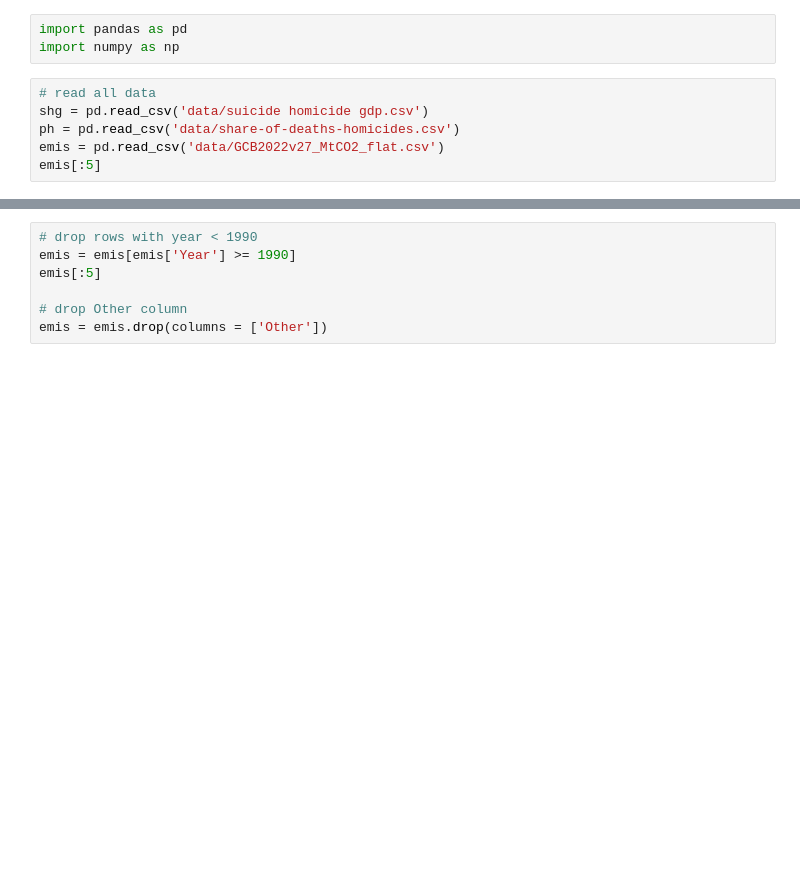
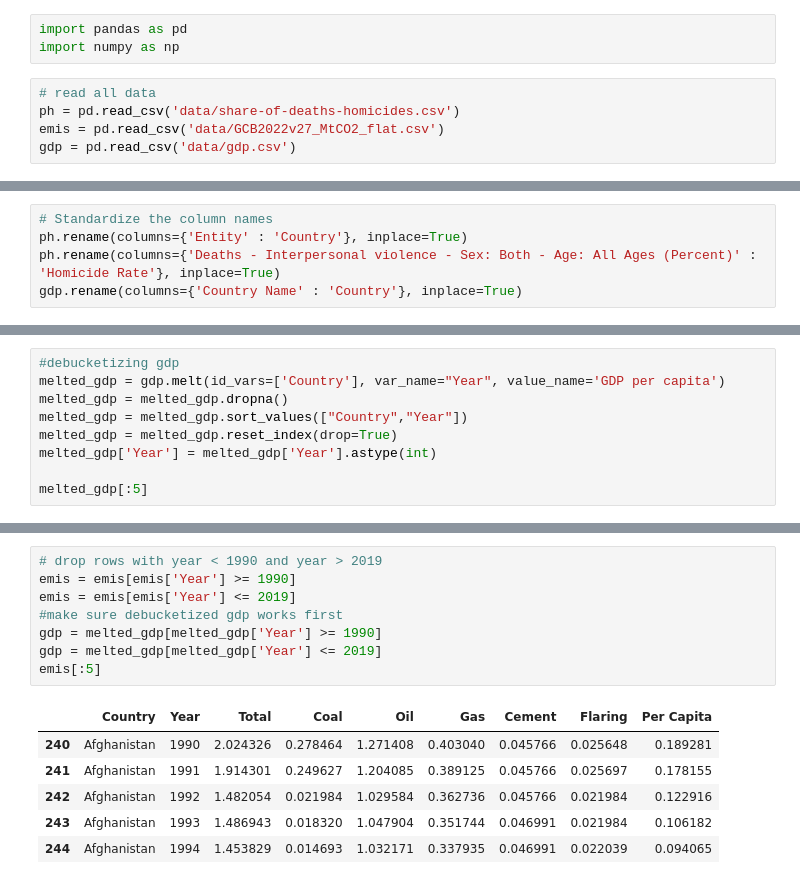
Before and after one commit to caxky/CSI4142-Project, a Jupyter notebook: main.ipynb, the cells around one changed output, grey strips where cells are left out. Drawn from its saved outputs; the diff is of its cells as text; blank space fills up the shorter version.

```diff
--- a/main.ipynb
+++ b/main.ipynb
@@ -18,7 +19,6 @@ import pandas as pd
 import numpy as np
 # %%
 # read all data
-shg = pd.read_csv('data/suicide homicide gdp.csv')
 ph = pd.read_csv('data/share-of-deaths-homicides.csv')
 emis = pd.read_csv('data/GCB2022v27_MtCO2_flat.csv')
-emis[:5]
+gdp = pd.read_csv('data/gdp.csv')
@@ -39,0 +25,5 @@ dtype: int64
+# %%
+# Standardize the column names
+ph.rename(columns={'Entity' : 'Country'}, inplace=True)
+ph.rename(columns={'Deaths - Interpersonal violence - Sex: Both - Age: All Ages (Percent)' : 'Homicide Rate'}, inplace=True)
+gdp.rename(columns={'Country Name' : 'Country'}, inplace=True)
@@ -39,0 +36,9 @@ dtype: int64
+# %%
+#debucketizing gdp
+melted_gdp = gdp.melt(id_vars=['Country'], var_name="Year", value_name='GDP per capita')
+melted_gdp = melted_gdp.dropna()
+melted_gdp = melted_gdp.sort_values(["Country","Year"])
+melted_gdp = melted_gdp.reset_index(drop=True)
+melted_gdp['Year'] = melted_gdp['Year'].astype(int)
+
+melted_gdp[:5]
@@ -40,10 +52,18 @@ dtype: int64
 # %%
-# drop rows with year < 1990
+# drop rows with year < 1990 and year > 2019
 emis = emis[emis['Year'] >= 1990]
+emis = emis[emis['Year'] <= 2019]
+#make sure debucketized gdp works first
+gdp = melted_gdp[melted_gdp['Year'] >= 1990]
+gdp = melted_gdp[melted_gdp['Year'] <= 2019]
 emis[:5]
-
-# drop Other column
-emis = emis.drop(columns = ['Other'])
+# %% [output]
+|  | Country | Year | Total | Coal | Oil | Gas | Cement | Flaring | Per Capita |
+| 240 | Afghanistan | 1990 | 2.024326 | 0.278464 | 1.271408 | 0.403040 | 0.045766 | 0.025648 | 0.189281 |
+| 241 | Afghanistan | 1991 | 1.914301 | 0.249627 | 1.204085 | 0.389125 | 0.045766 | 0.025697 | 0.178155 |
+| 242 | Afghanistan | 1992 | 1.482054 | 0.021984 | 1.029584 | 0.362736 | 0.045766 | 0.021984 | 0.122916 |
+| 243 | Afghanistan | 1993 | 1.486943 | 0.018320 | 1.047904 | 0.351744 | 0.046991 | 0.021984 | 0.106182 |
+| 244 | Afghanistan | 1994 | 1.453829 | 0.014693 | 1.032171 | 0.337935 | 0.046991 | 0.022039 | 0.094065 |
 # %%
 # remove NaN values
 emis.isnull().sum()
```
Also changed, not shown: parts of 12 cells of this notebook, 3 other files.
